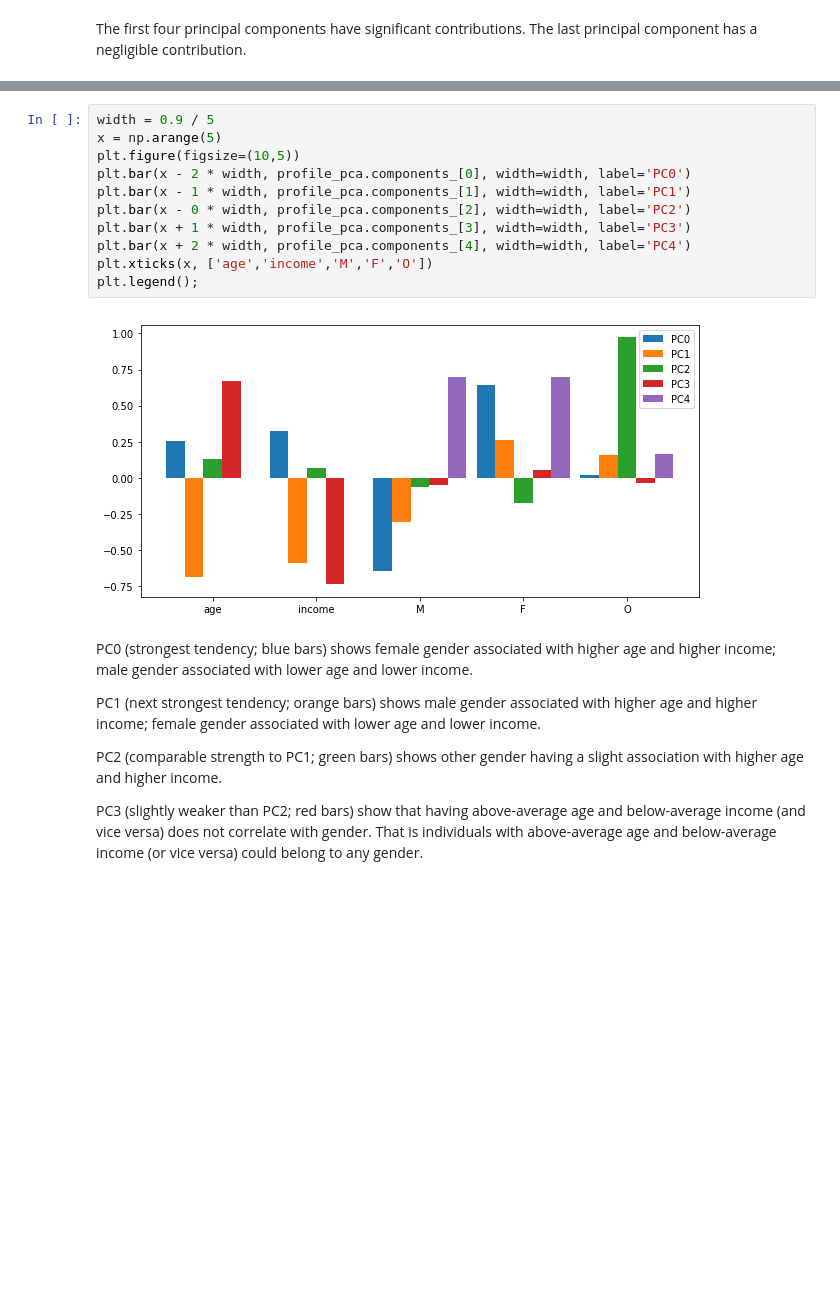
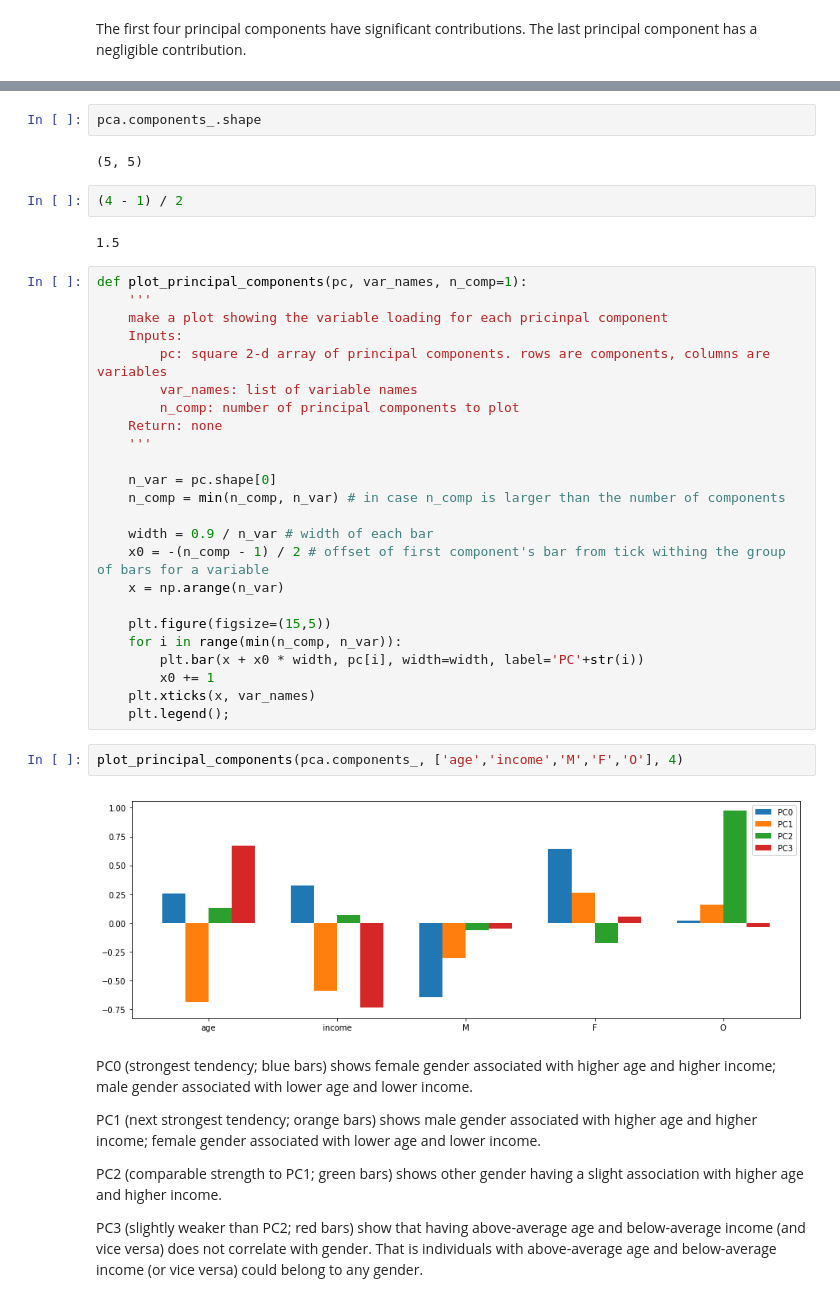
Before and after one commit to a1pat/Starbucks-Capstone, a Jupyter notebook: Starbucks_Capstone_notebook.ipynb, the cells around one changed output, grey strips where cells are left out. Cells and saved outputs as stored; diff of their text form; blank space fills up the shorter version.

```diff
--- a/Starbucks_Capstone_notebook.ipynb
+++ b/Starbucks_Capstone_notebook.ipynb
@@ -484,19 +500,42 @@ array([[  2.57106232e-01,   3.23911722e-01,  -6.44374485e-01,
           5.51901859e-02,  -3.12119800e-02],
        [  1.41725854e-15,  -1.97960802e-15,   6.98719122e-01,
           6.95469356e-01,   1.67672193e-01]])
-# %%
-width = 0.9 / 5
-x = np.arange(5)
-plt.figure(figsize=(10,5))
-plt.bar(x - 2 * width, profile_pca.components_[0], width=width, label='PC0')
-plt.bar(x - 1 * width, profile_pca.components_[1], width=width, label='PC1')
-plt.bar(x - 0 * width, profile_pca.components_[2], width=width, label='PC2')
-plt.bar(x + 1 * width, profile_pca.components_[3], width=width, label='PC3')
-plt.bar(x + 2 * width, profile_pca.components_[4], width=width, label='PC4')
-plt.xticks(x, ['age','income','M','F','O'])
-plt.legend();
-# %% [output]
-[figure, removed]
+# %%
+pca.components_.shape
+# %% [output]
+(5, 5)
+# %%
+(4 - 1) / 2
+# %% [output]
+1.5
+# %%
+def plot_principal_components(pc, var_names, n_comp=1):
+    '''
+    make a plot showing the variable loading for each pricinpal component
+    Inputs:
+        pc: square 2-d array of principal components. rows are components, columns are variables
+        var_names: list of variable names
+        n_comp: number of principal components to plot
+    Return: none
+    '''
+
+    n_var = pc.shape[0]
+    n_comp = min(n_comp, n_var) # in case n_comp is larger than the number of components
+
+    width = 0.9 / n_var # width of each bar
+    x0 = -(n_comp - 1) / 2 # offset of first component's bar from tick withing the group of bars for a variable
+    x = np.arange(n_var)
+
+    plt.figure(figsize=(15,5))
+    for i in range(min(n_comp, n_var)):
+        plt.bar(x + x0 * width, pc[i], width=width, label='PC'+str(i))
+        x0 += 1
+    plt.xticks(x, var_names)
+    plt.legend();
+# %%
+plot_principal_components(pca.components_, ['age','income','M','F','O'], 4)
+# %% [output]
+[figure, added]
 # %% [markdown]
 PC0 (strongest tendency; blue bars) shows female gender associated with higher age and higher income; male gender associated with lower age and lower income.
 
```
Also changed, not shown: parts of 8 cells of this notebook.
